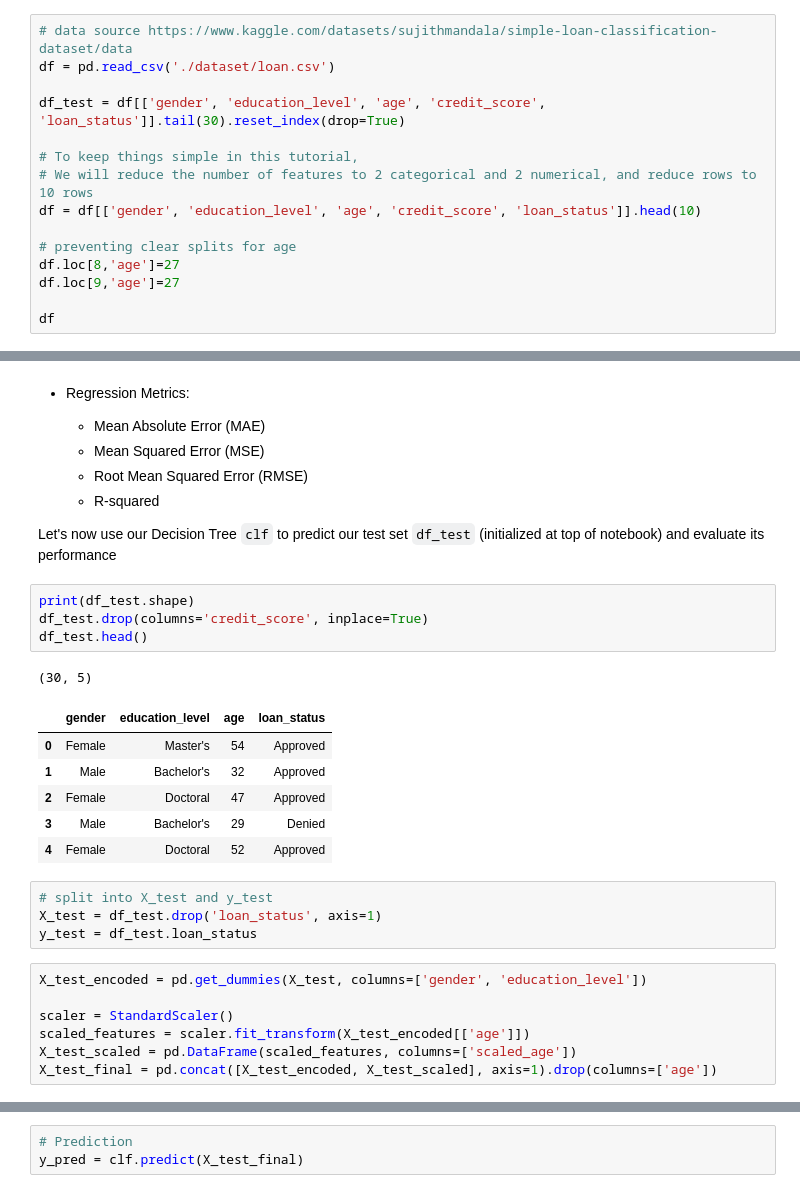
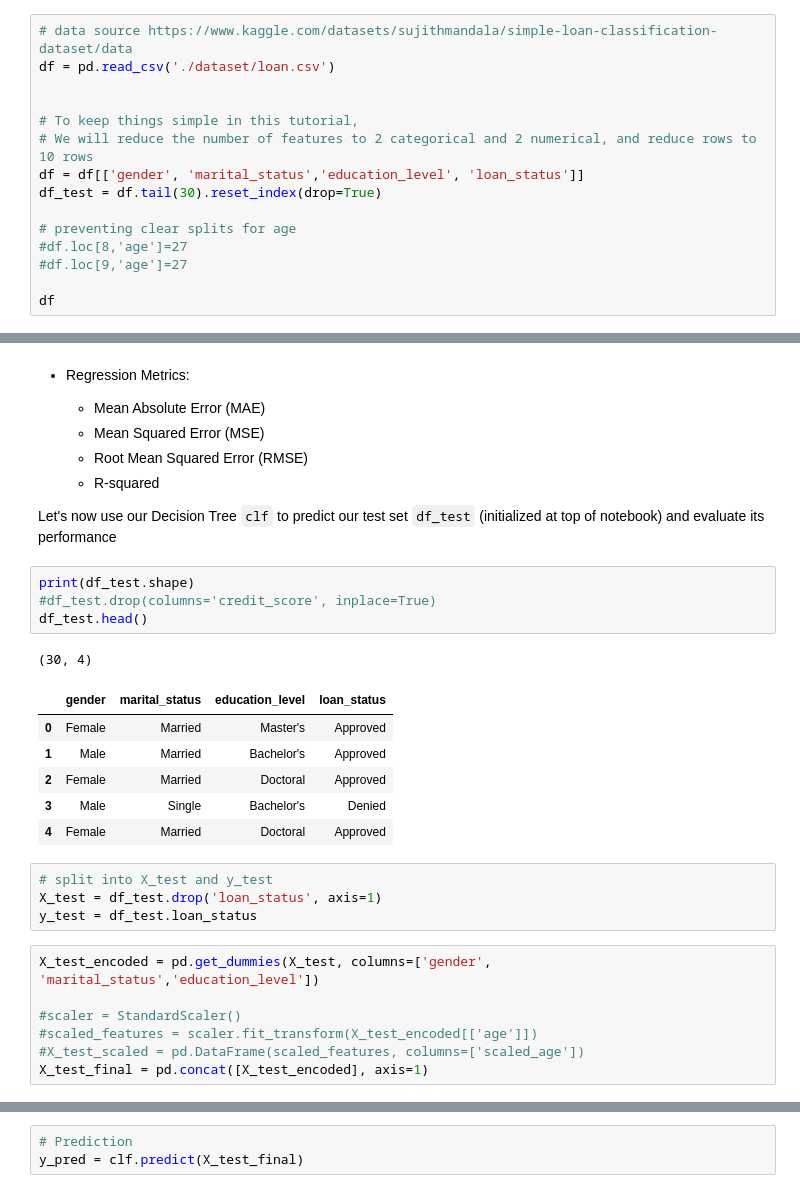
Before and after one commit to adoptedirelia/Replicable-ML-Final-Project, a Jupyter notebook: decision-trees.ipynb, the cells around one changed output, grey strips where cells are left out. Drawn from its saved outputs; the diff is of its cells as text.

```diff
--- a/decision-trees.ipynb
+++ b/decision-trees.ipynb
@@ -18,15 +18,15 @@ To keep things clear and simple in this tutorial, we will reduce the number of r
 # data source https://www.kaggle.com/datasets/sujithmandala/simple-loan-classification-dataset/data
 df = pd.read_csv('./dataset/loan.csv')
 
-df_test = df[['gender', 'education_level', 'age', 'credit_score', 'loan_status']].tail(30).reset_index(drop=True)
 
 # To keep things simple in this tutorial,
 # We will reduce the number of features to 2 categorical and 2 numerical, and reduce rows to 10 rows
-df = df[['gender', 'education_level', 'age', 'credit_score', 'loan_status']].head(10)
+df = df[['gender', 'marital_status','education_level', 'loan_status']]
+df_test = df.tail(30).reset_index(drop=True)
 
 # preventing clear splits for age
-df.loc[8,'age']=27
-df.loc[9,'age']=27
+#df.loc[8,'age']=27
+#df.loc[9,'age']=27
 
 df
 # %% [output]
@@ -375,27 +384,27 @@ Performance metrics are essential for evaluating the effectiveness of machine le
 Let's now use our Decision Tree `clf` to predict our test set `df_test` (initialized at top of notebook) and evaluate its performance
 # %%
 print(df_test.shape)
-df_test.drop(columns='credit_score', inplace=True)
+#df_test.drop(columns='credit_score', inplace=True)
 df_test.head()
 # %% [output]
-(30, 5)
+(30, 4)
-|  | gender | education_level | age | loan_status |
-| 0 | Female | Master's | 54 | Approved |
-| 1 | Male | Bachelor's | 32 | Approved |
-| 2 | Female | Doctoral | 47 | Approved |
-| 3 | Male | Bachelor's | 29 | Denied |
-| 4 | Female | Doctoral | 52 | Approved |
+|  | gender | marital_status | education_level | loan_status |
+| 0 | Female | Married | Master's | Approved |
+| 1 | Male | Married | Bachelor's | Approved |
+| 2 | Female | Married | Doctoral | Approved |
+| 3 | Male | Single | Bachelor's | Denied |
+| 4 | Female | Married | Doctoral | Approved |
 # %%
 # split into X_test and y_test
 X_test = df_test.drop('loan_status', axis=1)
 y_test = df_test.loan_status
 # %%
-X_test_encoded = pd.get_dummies(X_test, columns=['gender', 'education_level'])
+X_test_encoded = pd.get_dummies(X_test, columns=['gender', 'marital_status','education_level'])
 
-scaler = StandardScaler()
-scaled_features = scaler.fit_transform(X_test_encoded[['age']])
-X_test_scaled = pd.DataFrame(scaled_features, columns=['scaled_age'])
-X_test_final = pd.concat([X_test_encoded, X_test_scaled], axis=1).drop(columns=['age'])
+#scaler = StandardScaler()
+#scaled_features = scaler.fit_transform(X_test_encoded[['age']])
+#X_test_scaled = pd.DataFrame(scaled_features, columns=['scaled_age'])
+X_test_final = pd.concat([X_test_encoded], axis=1)
 # %%
 df_final.columns
 # %% [output]
```
Also changed, not shown: parts of 19 cells of this notebook, 4 other files.
